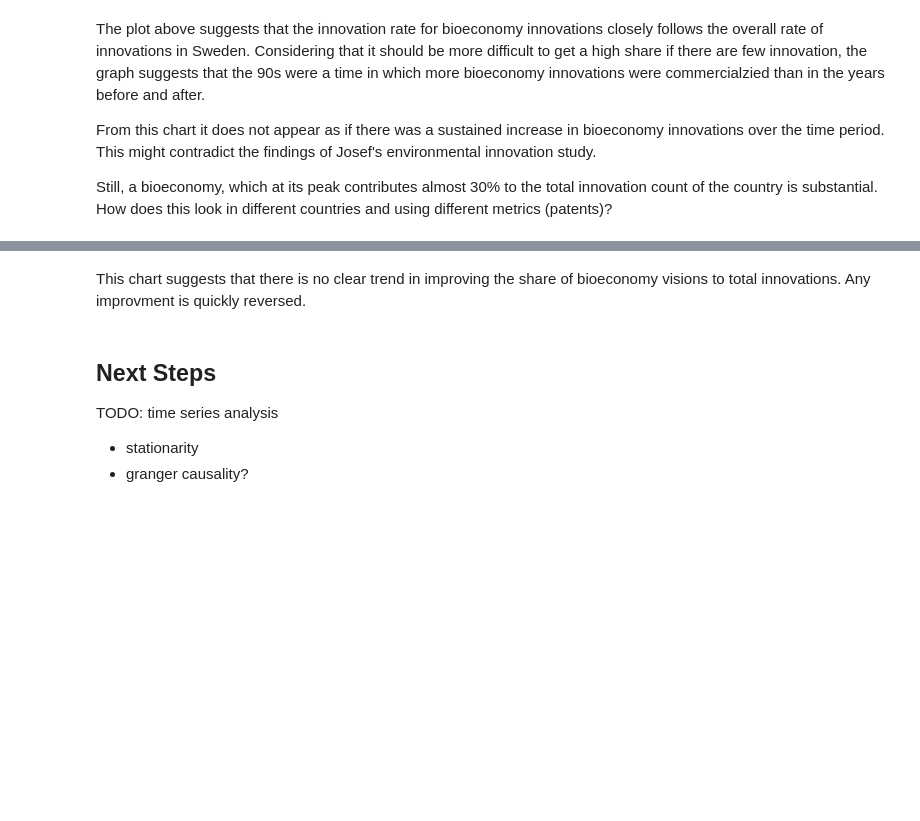
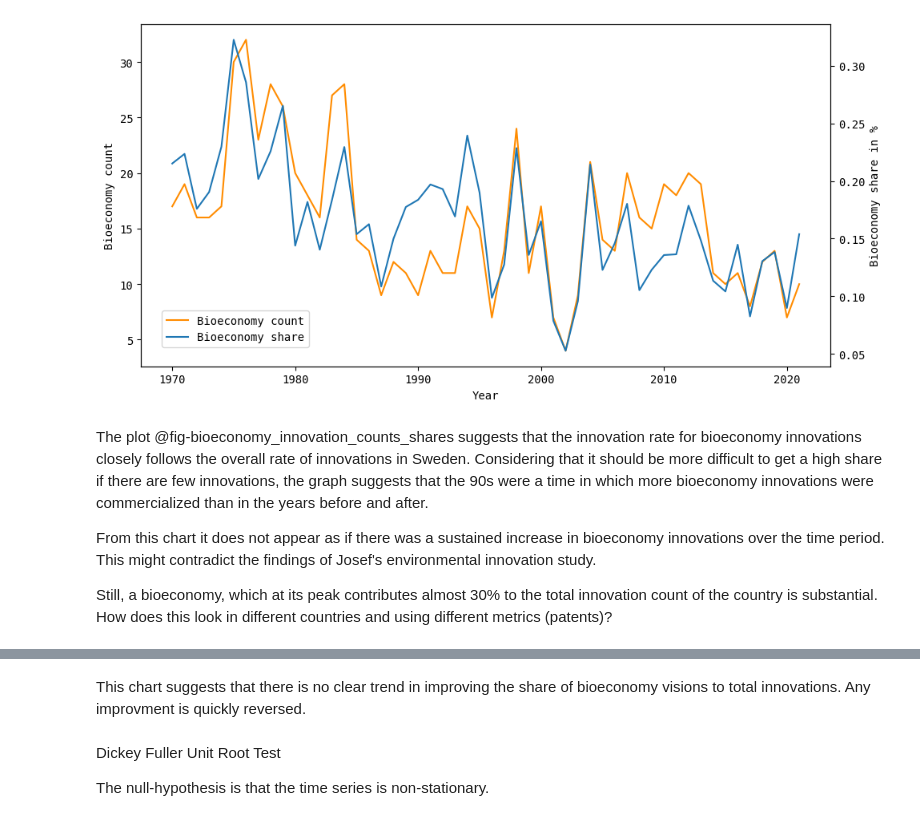
Before and after one commit to pjkreutzer/swinno-bioeconomy-directionality, a Jupyter notebook: docs/reports/supervision/01_bioeconomy_definition.ipynb, the cells around one changed output, grey strips where cells are left out. Drawn from its saved outputs; the diff is of its cells as text; code cells hidden in the pictures; blank space fills up the shorter version.

```diff
--- a/docs/reports/supervision/01_bioeconomy_definition.ipynb
+++ b/docs/reports/supervision/01_bioeconomy_definition.ipynb
@@ -127,8 +142,16 @@ benzoin is a resin that should also be included as a keyword
 from IPython.display import display, Markdown
 
 import pandas as pd
+import numpy as np
+import statsmodels.api as sm
+
+import matplotlib.pyplot as plt
 import seaborn as sns
 import altair as alt
+
 from src.swinno_helpers import connect_swinno_db
 
 swinno_db = connect_swinno_db()
+
+# set all text on plots to be monospace with rcParams
+plt.rcParams["font.family"] = "monospace"
@@ -323,6 +385,8 @@ plot_innovation_counts_by_year(swinno, "Innovation counts by year in SWINNO")
 # %%
+# | include: false
+
+
 def calculate_bioeconomy_share(df):
-
     df = df.copy()
     df = df[["sinno_id", "year", "bioeconomy"]]
     df = (
@@ -332,7 +396,7 @@ def calculate_bioeconomy_share(df):
         )
         .reset_index()
     )
-    df["share_bioeconomy"] = df["bioeconomy_count"] / df["total_count"]
+    df["bioeconomy_share"] = df["bioeconomy_count"] / df["total_count"]
 
     return df
 
@@ -346,7 +410,7 @@ def plot_innovation_counts_by_year(df, title):
         base.mark_line(color="red", opacity=0.6)
         .encode(
             alt.Y("bioeconomy_count:Q", title="Count of Bioeconomy Innovations"),
-            tooltip=["bioeconomy_count", "share_bioeconomy", "year"],
+            tooltip=["bioeconomy_count", "bioeconomy_share", "year"],
         )
         .interactive()
     )
@@ -354,8 +418,8 @@ def plot_innovation_counts_by_year(df, title):
     share = (
         base.mark_line()
         .encode(
-            alt.Y("share_bioeconomy:Q", title="Share of Bioeconomy Innovations"),
-            tooltip=["bioeconomy_count", "share_bioeconomy", "year"],
+            alt.Y("bioeconomy_share:Q", title="Share of Bioeconomy Innovations"),
+            tooltip=["bioeconomy_count", "bioeconomy_share", "year"],
         )
         .interactive()
     )
@@ -363,7 +427,6 @@ def plot_innovation_counts_by_year(df, title):
     chart = (
         alt.layer(count, share)
         .resolve_scale(y="independent")
-        .transform_filter((alt.datum.year >= 1970) & (alt.datum.year <= 2010))
         .properties(title=title, width=900)
         .configure_title(font="Inconsolata")
         .configure_axis(labelFont="Inconsolata", titleFont="Inconsolata")
@@ -375,9 +438,32 @@ def plot_innovation_counts_by_year(df, title):
 plot_innovation_counts_by_year(swinno, "Innovation counts by year in SWINNO")
 # %% [output]
 [interactive output not drawn]
+# %%
+bio_share = calculate_bioeconomy_share(swinno)
+bio_share = bio_share.dropna(subset=["year"])
+bio_share = bio_share[bio_share["year"] != ""]
+bio_share["year"] = bio_share["year"].astype(int)
+bio_share.index = bio_share["year"]
+bio_share = sm.add_constant(bio_share)
+# %%
+# | label: fig-bioeconomy_innovation_counts_shares
+
+fig, axs = plt.subplots(1, 1, figsize=(10, 5), layout="tight")
+axs.plot(bio_share["bioeconomy_count"], label="Bioeconomy count", color="darkorange")
+axs.set_xlabel("Year")
+axs.set_ylabel("Bioeconomy count")
+
+axs2 = axs.twinx()
+axs2.plot(bio_share["bioeconomy_share"], label="Bioeconomy share")
+axs2.set_ylabel("Bioeconomy share in %")
+# position legend inside bottom left corner
+fig.legend(loc="lower left", bbox_to_anchor=(0.08, 0.15))
+plt.show()
+# %% [output]
+[figure, added]
 # %% [markdown]
-The plot above suggests that the innovation rate for bioeconomy innovations closely follows the overall rate of innovations in Sweden.
-Considering that it should be more difficult to get a high share if there are few innovation, the graph suggests that the 90s were a time in which more bioeconomy innovations were commercialzied than in the years before and after.
+The plot @fig-bioeconomy_innovation_counts_shares suggests that the innovation rate for bioeconomy innovations closely follows the overall rate of innovations in Sweden.
+Considering that it should be more difficult to get a high share if there are few innovations, the graph suggests that the 90s were a time in which more bioeconomy innovations were commercialized than in the years before and after.
 
 From this chart it does not appear as if there was a sustained increase in bioeconomy innovations over the time period.
 This might contradict the findings of Josef's environmental innovation study.
@@ -402,9 +489,5 @@ alt.Chart(bio_share).mark_line(point=True).encode(
 # %% [markdown]
 This chart suggests that there is no clear trend in improving the share of bioeconomy visions to total innovations.
 Any improvment is quickly reversed.
+
+<!-- What are the implications of it being non-stationary again? -->
-# %% [markdown]
-## Next Steps
-
-TODO: time series analysis
-- stationarity
-- granger causality?
@@ -410,0 +556,4 @@ TODO: time series analysis
+# %% [markdown]
+Dickey Fuller Unit Root Test
+
+The null-hypothesis is that the time series is non-stationary.
```
Also changed, not shown: parts of 35 cells of this notebook, 20 other files.
